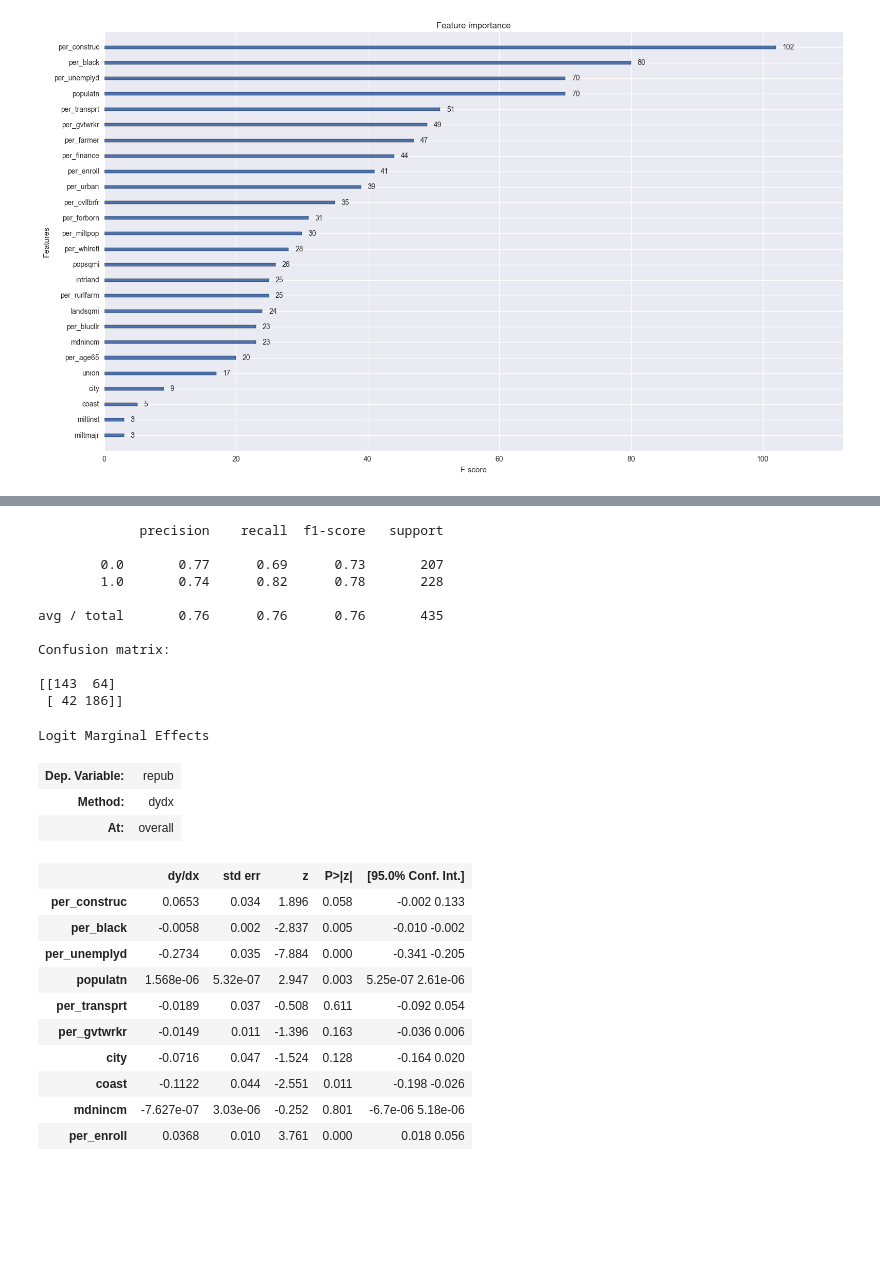
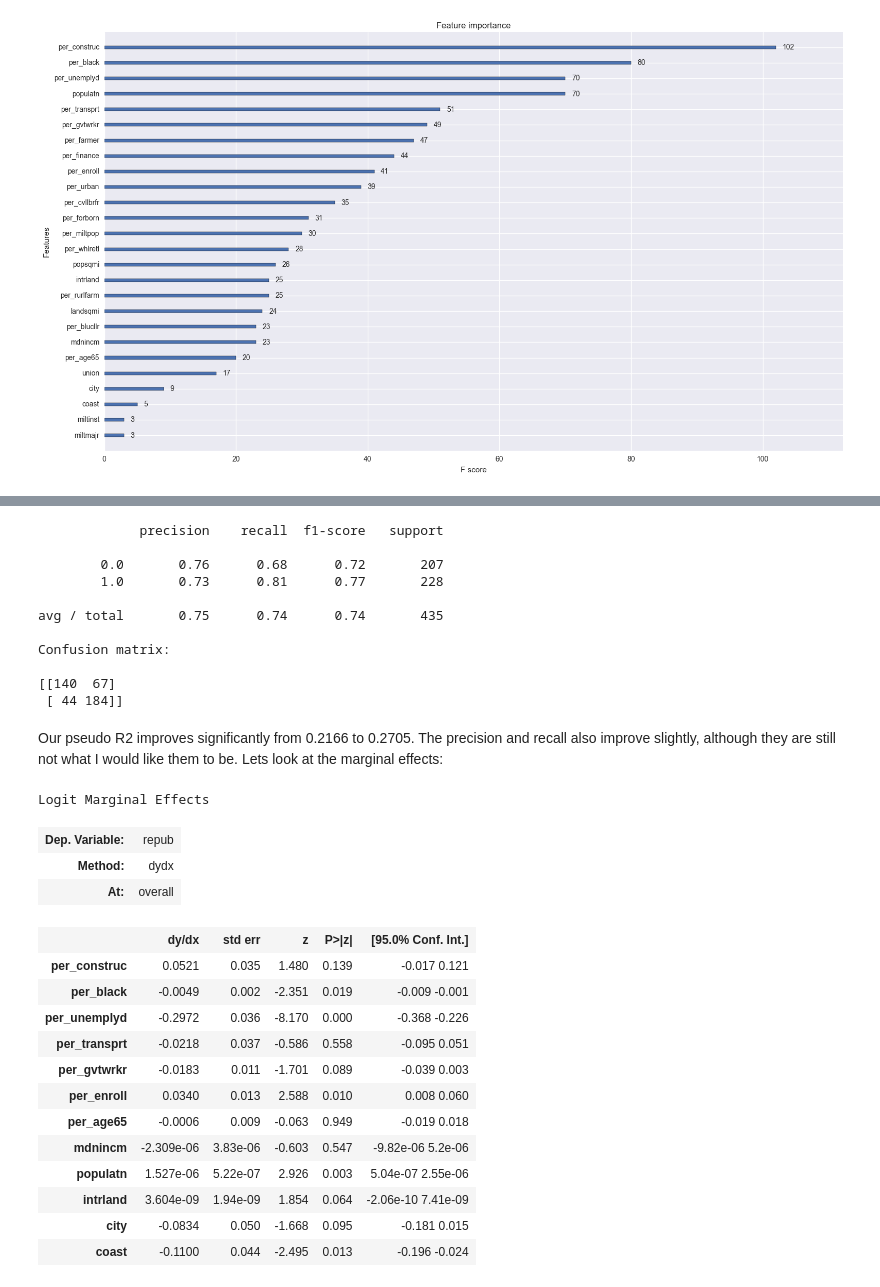
Before and after one commit to bfdykstra/data-science, a Jupyter notebook: Congressional Elections.ipynb, the cells around one changed output, grey strips where cells are left out. Saved outputs shown, nothing was run; the diff lists cells and outputs as text; code cells hidden in the pictures; blank space fills up the shorter version.

```diff
--- a/Congressional Elections.ipynb
+++ b/Congressional Elections.ipynb
@@ -293,6 +290,6 @@ I was right about unemployment and the black population playing a large role in
 # %%
-new_vars = ['per_construc', 'per_black', 'per_unemplyd', 'populatn', 'per_transprt', 'per_gvtwrkr', 'city', 'coast',
-           'mdnincm', 'per_enroll' ]
+new_vars = ['per_construc', 'per_black', 'per_unemplyd', 'per_transprt', 'per_gvtwrkr', 'per_enroll', 'per_age65',
+            'mdnincm','populatn',  'intrland', 'city', 'coast' ]
 new_x_const = sm.add_constant(congress[new_vars])
 
 new_model = Logit(congress.repub, new_x_const).fit()
@@ -330,30 +329,34 @@ print confusion_matrix(congress.repub, new_predictions)
 # %% [output]
              precision    recall  f1-score   support
 
-        0.0       0.77      0.69      0.73       207
-        1.0       0.74      0.82      0.78       228
+        0.0       0.76      0.68      0.72       207
+        1.0       0.73      0.81      0.77       228
 
-avg / total       0.76      0.76      0.76       435
+avg / total       0.75      0.74      0.74       435
 
 Confusion matrix:
 
-[[143  64]
- [ 42 186]]
+[[140  67]
+ [ 44 184]]
+# %% [markdown]
+Our pseudo R2 improves significantly from 0.2166 to 0.2705. The precision and recall also improve slightly, although they are still not what I would like them to be. Lets look at the marginal effects:
 # %%
-new_model.get_margeff().summary()
+new_model.get_margeff(dummy=True).summary()
 # %% [output]
 Logit Marginal Effects
 | Dep. Variable: | repub |
 | Method: | dydx |
 | At: | overall |
 |  | dy/dx | std err | z | P>|z| | [95.0% Conf. Int.] |
-| per_construc | 0.0653 | 0.034 | 1.896 | 0.058 | -0.002 0.133 |
-| per_black | -0.0058 | 0.002 | -2.837 | 0.005 | -0.010 -0.002 |
-| per_unemplyd | -0.2734 | 0.035 | -7.884 | 0.000 | -0.341 -0.205 |
-| populatn | 1.568e-06 | 5.32e-07 | 2.947 | 0.003 | 5.25e-07 2.61e-06 |
-| per_transprt | -0.0189 | 0.037 | -0.508 | 0.611 | -0.092 0.054 |
-| per_gvtwrkr | -0.0149 | 0.011 | -1.396 | 0.163 | -0.036 0.006 |
-| city | -0.0716 | 0.047 | -1.524 | 0.128 | -0.164 0.020 |
-| coast | -0.1122 | 0.044 | -2.551 | 0.011 | -0.198 -0.026 |
-| mdnincm | -7.627e-07 | 3.03e-06 | -0.252 | 0.801 | -6.7e-06 5.18e-06 |
-| per_enroll | 0.0368 | 0.010 | 3.761 | 0.000 | 0.018 0.056 |
+| per_construc | 0.0521 | 0.035 | 1.480 | 0.139 | -0.017 0.121 |
+| per_black | -0.0049 | 0.002 | -2.351 | 0.019 | -0.009 -0.001 |
+| per_unemplyd | -0.2972 | 0.036 | -8.170 | 0.000 | -0.368 -0.226 |
+| per_transprt | -0.0218 | 0.037 | -0.586 | 0.558 | -0.095 0.051 |
+| per_gvtwrkr | -0.0183 | 0.011 | -1.701 | 0.089 | -0.039 0.003 |
+| per_enroll | 0.0340 | 0.013 | 2.588 | 0.010 | 0.008 0.060 |
+| per_age65 | -0.0006 | 0.009 | -0.063 | 0.949 | -0.019 0.018 |
+| mdnincm | -2.309e-06 | 3.83e-06 | -0.603 | 0.547 | -9.82e-06 5.2e-06 |
+| populatn | 1.527e-06 | 5.22e-07 | 2.926 | 0.003 | 5.04e-07 2.55e-06 |
+| intrland | 3.604e-09 | 1.94e-09 | 1.854 | 0.064 | -2.06e-10 7.41e-09 |
+| city | -0.0834 | 0.050 | -1.668 | 0.095 | -0.181 0.015 |
+| coast | -0.1100 | 0.044 | -2.495 | 0.013 | -0.196 -0.024 |
```
Also changed, not shown: parts of 17 cells of this notebook.
